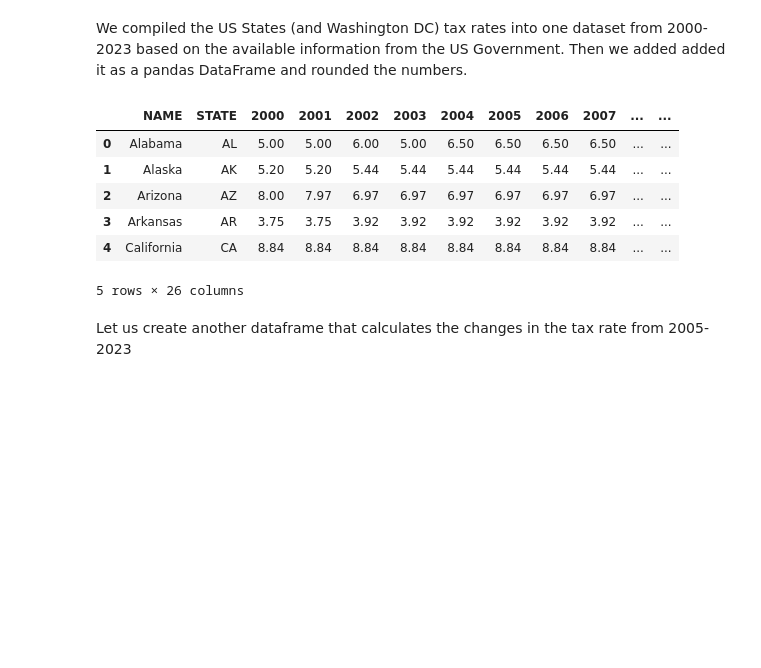
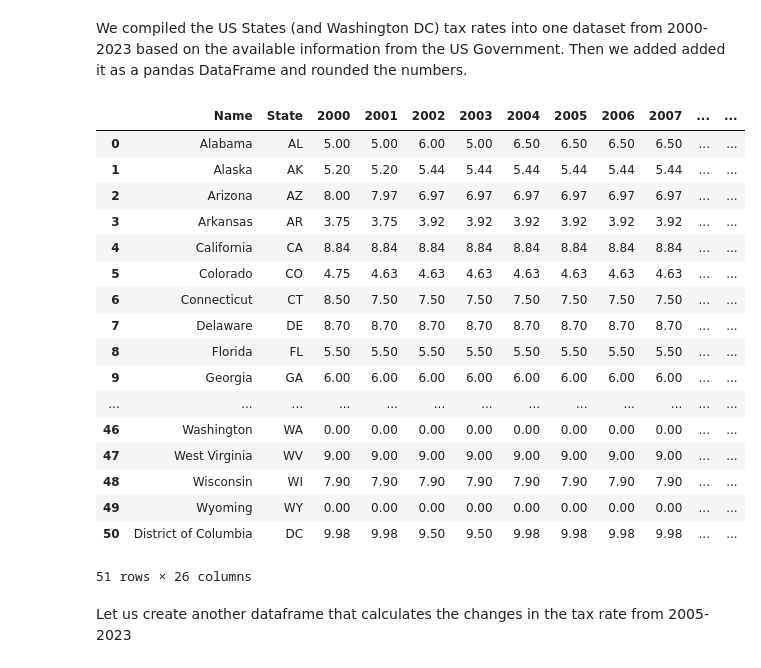
Before and after one commit to anoushkaberry15/data-analytics-project, a Jupyter notebook: AB_testing.ipynb, the cells around one changed output. Drawn from its saved outputs; the diff is of its cells as text; code cells hidden in the pictures; blank space fills up the shorter version.

```diff
--- a/AB_testing.ipynb
+++ b/AB_testing.ipynb
@@ -7,13 +8,24 @@ import geopandas as gpd
 We compiled the US States (and Washington DC) tax rates into one dataset from 2000-2023 based on the available information from the US Government. Then we added added it as a pandas DataFrame and rounded the numbers.
 # %%
 df = pd.read_csv("taxrates.csv")
-df = df.rename(columns={"State":"NAME", "STUSPS": "STATE"}).round(2)
-df.head()
+df = df.rename(columns={"State":"Name", "STUSPS": "State"}).round(2)
+df
 # %% [output]
-|  | NAME | STATE | 2000 | 2001 | 2002 | 2003 | 2004 | 2005 | 2006 | 2007 | ... | ... |
+|  | Name | State | 2000 | 2001 | 2002 | 2003 | 2004 | 2005 | 2006 | 2007 | ... | ... |
 | 0 | Alabama | AL | 5.00 | 5.00 | 6.00 | 5.00 | 6.50 | 6.50 | 6.50 | 6.50 | ... | ... |
 | 1 | Alaska | AK | 5.20 | 5.20 | 5.44 | 5.44 | 5.44 | 5.44 | 5.44 | 5.44 | ... | ... |
 | 2 | Arizona | AZ | 8.00 | 7.97 | 6.97 | 6.97 | 6.97 | 6.97 | 6.97 | 6.97 | ... | ... |
 | 3 | Arkansas | AR | 3.75 | 3.75 | 3.92 | 3.92 | 3.92 | 3.92 | 3.92 | 3.92 | ... | ... |
 | 4 | California | CA | 8.84 | 8.84 | 8.84 | 8.84 | 8.84 | 8.84 | 8.84 | 8.84 | ... | ... |
+| 5 | Colorado | CO | 4.75 | 4.63 | 4.63 | 4.63 | 4.63 | 4.63 | 4.63 | 4.63 | ... | ... |
+| 6 | Connecticut | CT | 8.50 | 7.50 | 7.50 | 7.50 | 7.50 | 7.50 | 7.50 | 7.50 | ... | ... |
+| 7 | Delaware | DE | 8.70 | 8.70 | 8.70 | 8.70 | 8.70 | 8.70 | 8.70 | 8.70 | ... | ... |
+| 8 | Florida | FL | 5.50 | 5.50 | 5.50 | 5.50 | 5.50 | 5.50 | 5.50 | 5.50 | ... | ... |
+| 9 | Georgia | GA | 6.00 | 6.00 | 6.00 | 6.00 | 6.00 | 6.00 | 6.00 | 6.00 | ... | ... |
+| ... | ... | ... | ... | ... | ... | ... | ... | ... | ... | ... | ... | ... |
+| 46 | Washington | WA | 0.00 | 0.00 | 0.00 | 0.00 | 0.00 | 0.00 | 0.00 | 0.00 | ... | ... |
+| 47 | West Virginia | WV | 9.00 | 9.00 | 9.00 | 9.00 | 9.00 | 9.00 | 9.00 | 9.00 | ... | ... |
+| 48 | Wisconsin | WI | 7.90 | 7.90 | 7.90 | 7.90 | 7.90 | 7.90 | 7.90 | 7.90 | ... | ... |
+| 49 | Wyoming | WY | 0.00 | 0.00 | 0.00 | 0.00 | 0.00 | 0.00 | 0.00 | 0.00 | ... | ... |
+| 50 | District of Columbia | DC | 9.98 | 9.98 | 9.50 | 9.50 | 9.98 | 9.98 | 9.98 | 9.98 | ... | ... |
-5 rows × 26 columns
+51 rows × 26 columns
```
Also changed, not shown: parts of 44 cells of this notebook, 12 other files.
